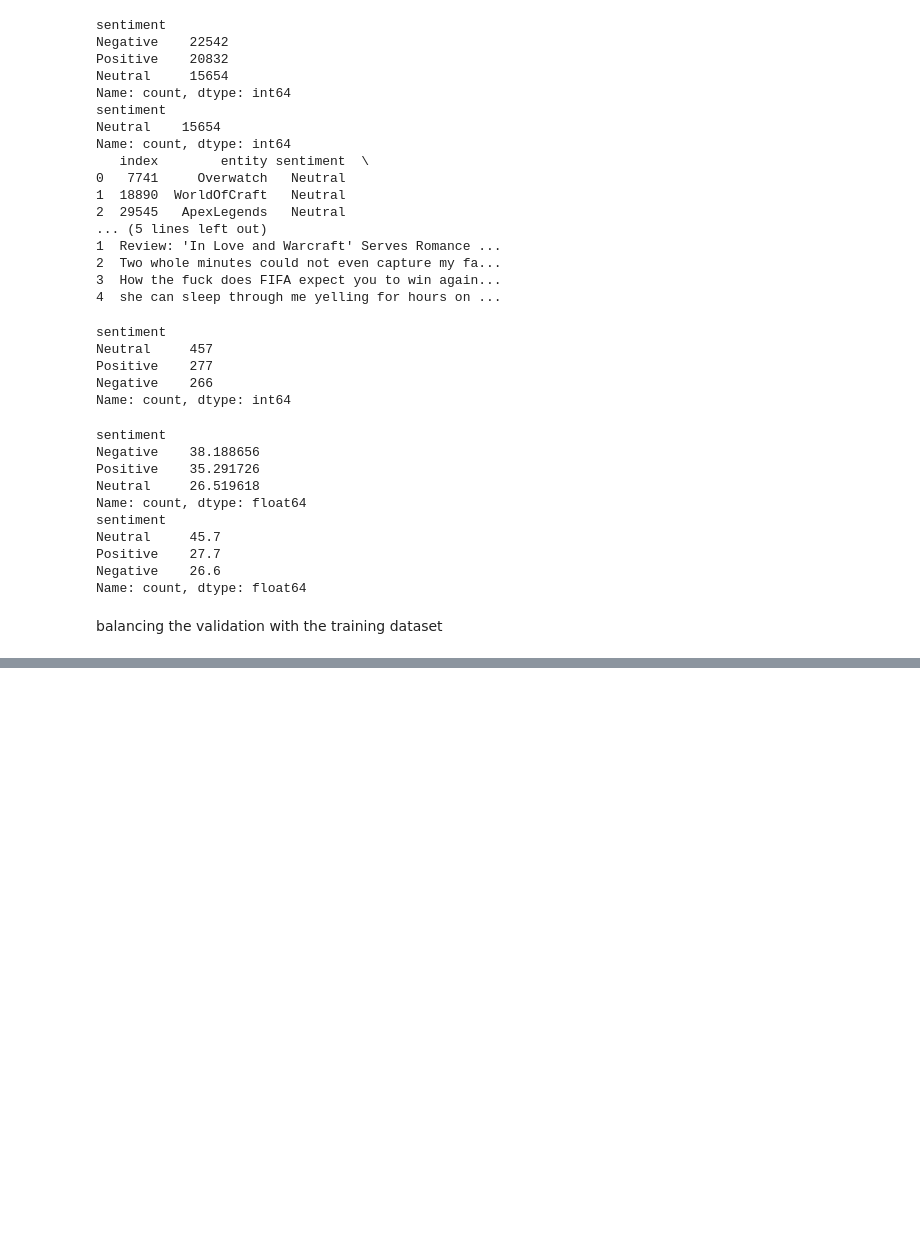
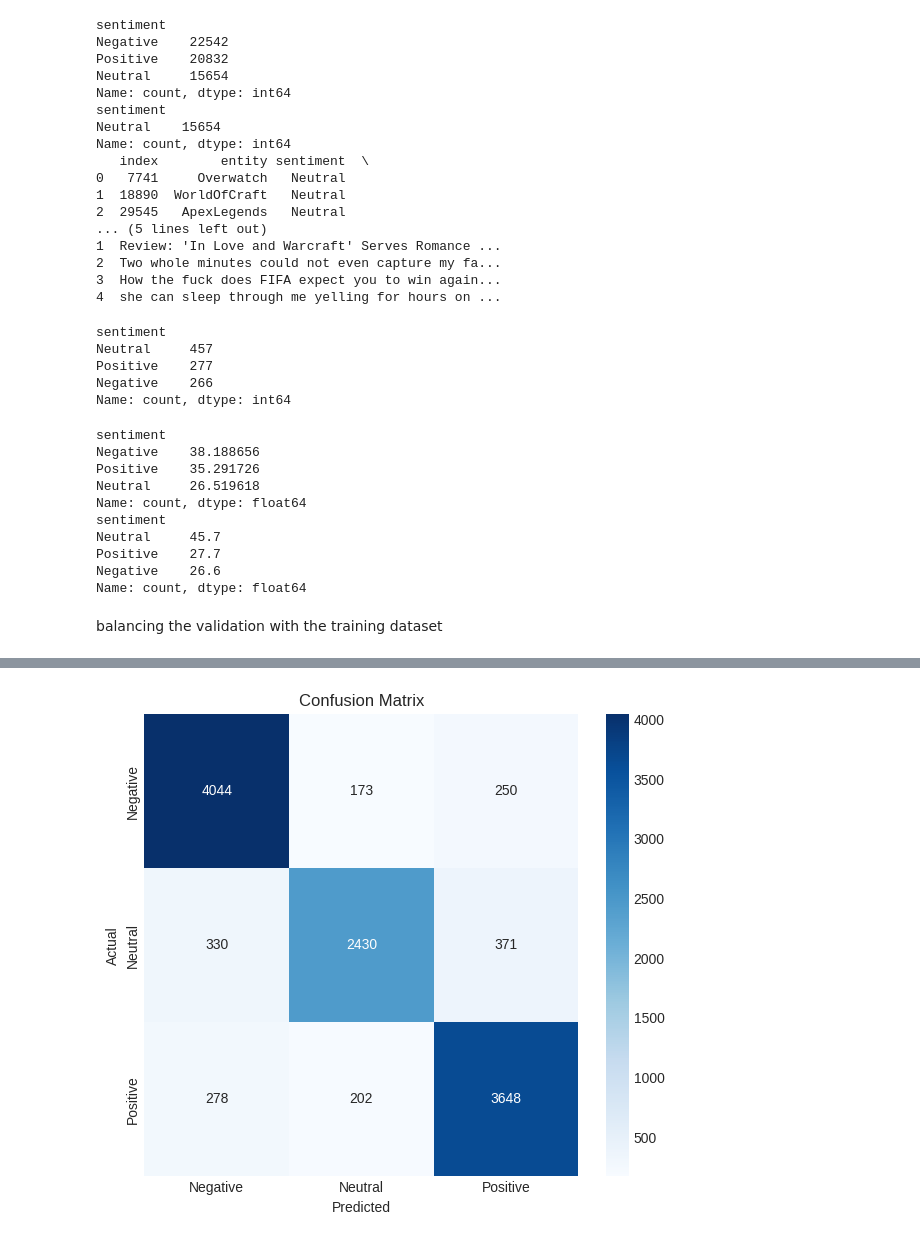
Before and after one commit to mahmoud25112/Customer_Sentiment_analysis_BERT, a Jupyter notebook: fine_tuneing_aws.ipynb, the cells around one changed output, grey strips where cells are left out. Saved outputs shown, nothing was run; the diff lists cells and outputs as text; code cells hidden in the pictures; blank space fills up the shorter version.

```diff
--- a/fine_tuneing_aws.ipynb
+++ b/fine_tuneing_aws.ipynb
@@ -240,0 +289,7 @@ Text(0.5, 1.0, 'distribution')
+# %%
+train_input_ids, train_attention_masks = tokenize_texts(x_train, tokenizer)
+test_input_ids, test_attention_masks = tokenize_texts(x_test, tokenizer)
+# %%
+
+y_train_f = torch.tensor(y_train.values)
+y_test_f = torch.tensor(y_test.values)
@@ -240,0 +605,40 @@ Text(0.5, 1.0, 'distribution')
+# %%
+from sklearn.metrics import confusion_matrix
+import seaborn as sns
+import numpy as np
+
+def plot_confusion_matrix(model, dataloader, class_names):
+    model.eval()
+    predictions, true_labels = [], []
+
+    for batch in tqdm(dataloader, desc='Evaluating for Confusion Matrix'):
+        b_input_ids = batch[0].to(device)
+        b_input_mask = batch[1].to(device)
+        b_labels = batch[2].to(device)
+
+        with torch.no_grad():
+            outputs = model(
+                input_ids=b_input_ids,
+                attention_mask=b_input_mask
+            )
+        logits = outputs.logits
+        preds = torch.argmax(logits, dim=1)
+
+        predictions.extend(preds.cpu().numpy())
+        true_labels.extend(b_labels.cpu().numpy())
+
+    # Compute confusion matrix
+    cm = confusion_matrix(true_labels, predictions)
+
+    # Plot confusion matrix
+    plt.figure(figsize=(7,6))
+    sns.heatmap(cm, annot=True, fmt='d', cmap='Blues', xticklabels=class_names, yticklabels=class_names)
+    plt.ylabel('Actual')
+    plt.xlabel('Predicted')
+    plt.title('Confusion Matrix')
+    plt.show()
+
+class_names = ['Negative', 'Neutral', 'Positive']  # Adjust if your labels are different
+plot_confusion_matrix(model, test_dataloader, class_names)
+# %% [output]
+[figure, added]
```
Also changed, not shown: parts of 31 cells of this notebook.
